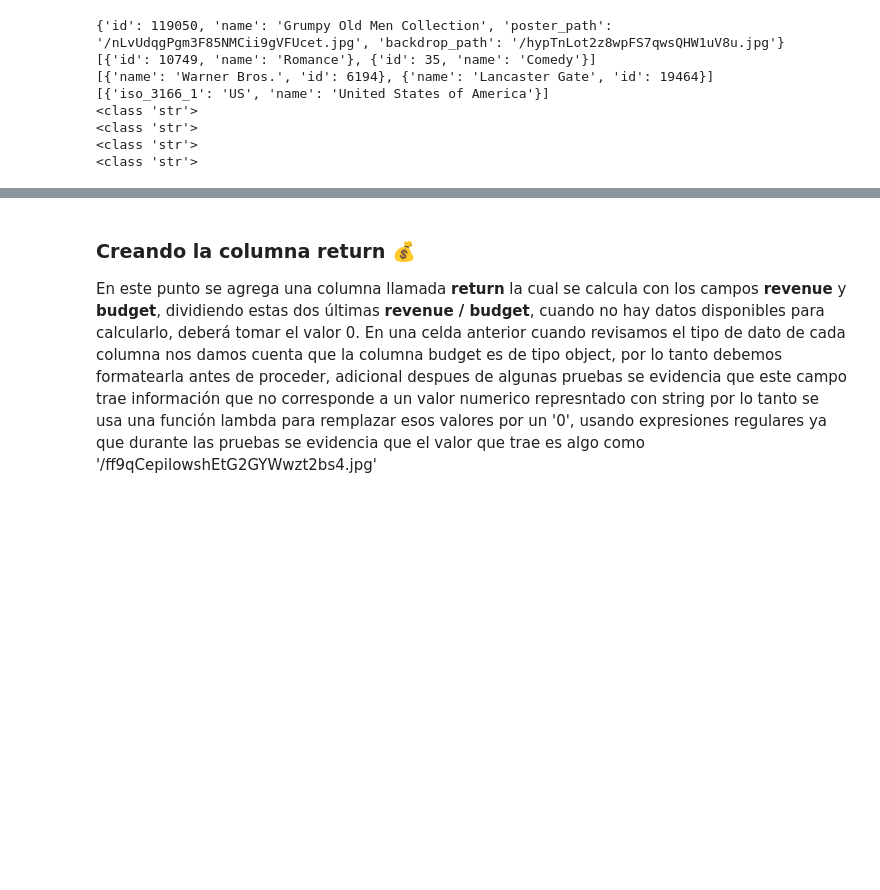
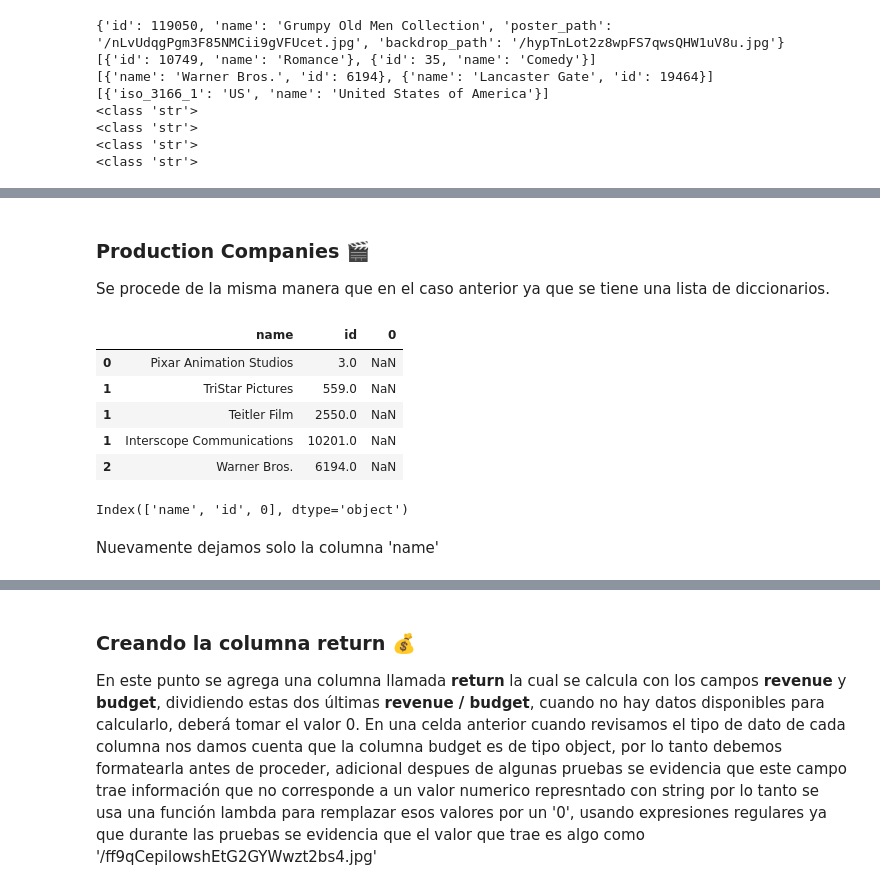
Before and after one commit to Sergiopira95/PI1-ML_OPS, a Jupyter notebook: src/movies_dataset_ETL.ipynb, the cells around one changed output, grey strips where cells are left out. Drawn from its saved outputs; the diff is of its cells as text; code cells hidden in the pictures; blank space fills up the shorter version.

```diff
--- a/src/movies_dataset_ETL.ipynb
+++ b/src/movies_dataset_ETL.ipynb
@@ -112,0 +167,35 @@ movies_data['production_countries'] = movies_data['production_countries'].apply(
+# %%
+#Eliminar columnas 0 e Id
+genres_df.drop(columns=[0, 'id'], inplace=True)
+#Agrupar los generos por el índice original y concatenar los valoresde la columna 'name' en una cadena separada por comas.
+genres_df = genres_df.groupby(genres_df.index)['name'].apply(lambda x: ','.join(x.astype(str))).reset_index()
+#renombrar columna 'name' por 'genres'
+genres_df = genres_df.rename(columns = {'name' : 'genres'})
+#almacenar sin el indice
+genres_df = genres_df[['genres']]
+# Eliminar la columna original 'genres' de movies_data
+movies_data.drop('genres', axis=1, inplace=True)
+# Concatenar la nueva columna con el DataFrame original
+movies_data = pd.concat([movies_data, genres_df], axis=1)
+# %% [markdown]
+### Production Companies 🎬
+
+Se procede de la misma manera que en el caso anterior ya que se tiene una lista de diccionarios.
+# %%
+#Con el metodo explode() se transforma el dato anidado
+production_companies_df = movies_data['production_companies'].explode().apply(pd.Series)
+production_companies_df.head()
+# %% [output]
+|  | name | id | 0 |
+| 0 | Pixar Animation Studios | 3.0 | NaN |
+| 1 | TriStar Pictures | 559.0 | NaN |
+| 1 | Teitler Film | 2550.0 | NaN |
+| 1 | Interscope Communications | 10201.0 | NaN |
+| 2 | Warner Bros. | 6194.0 | NaN |
+# %%
+#Imprimimos las columnas del dataframe creado
+production_companies_df.columns
+# %% [output]
+Index(['name', 'id', 0], dtype='object')
+# %% [markdown]
+Nuevamente dejamos solo la columna 'name'
```
Also changed, not shown: parts of 18 cells of this notebook.
